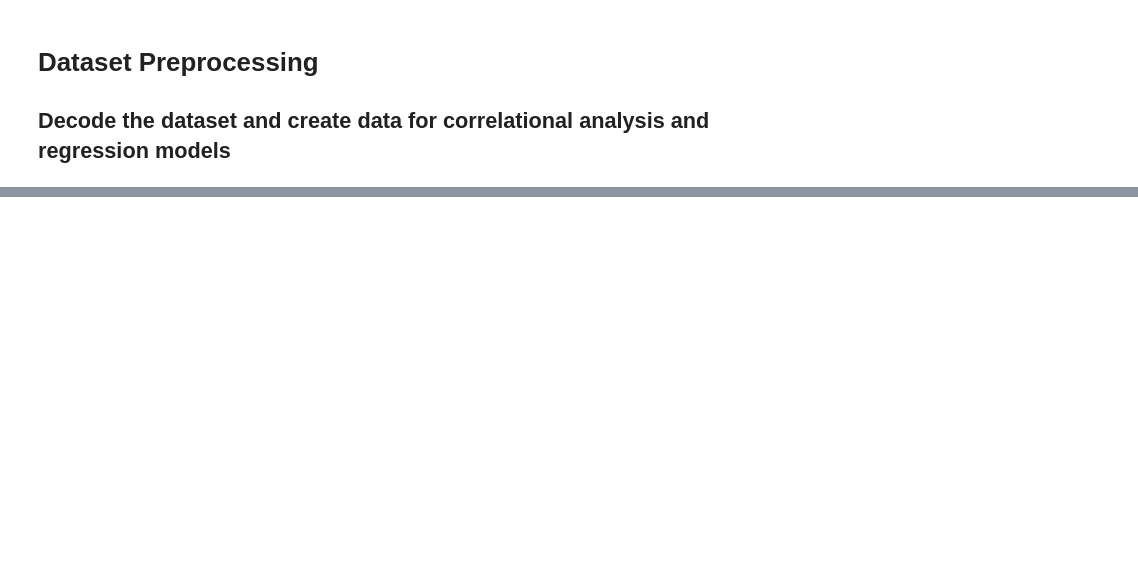
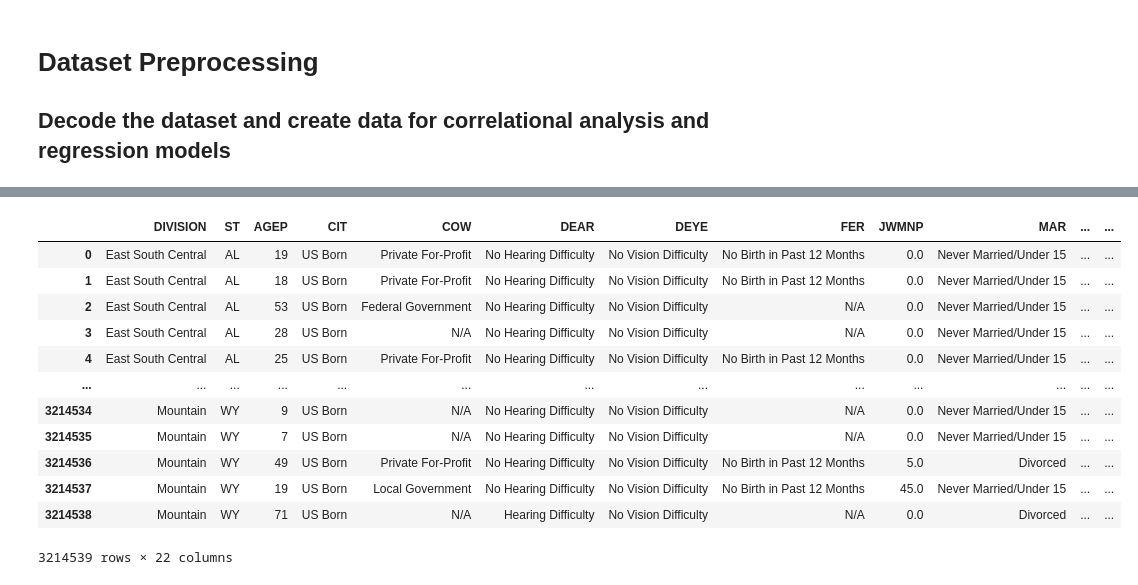
Before and after one commit to WatweA/USWageDataAnalysis, a Jupyter notebook: Preprocessing.ipynb, the cells around one changed output, grey strips where cells are left out. Drawn from its saved outputs; the diff is of its cells as text; code cells hidden in the pictures; blank space fills up the shorter version.

```diff
--- a/Preprocessing.ipynb
+++ b/Preprocessing.ipynb
@@ -340,3 +341,21 @@ us_personal_processed
 3214539 rows × 22 columns
 # %%
 us_personal_processed.to_pickle('us_personal/us_personal_processed.zip')
+# %%
+us_personal_processed = pd.read_pickle('us_personal/us_personal_processed.zip')
+# %%
+us_personal_processed
+# %% [output]
+|  | DIVISION | ST | AGEP | CIT | COW | DEAR | DEYE | FER | JWMNP | MAR | ... | ... |
+| 0 | East South Central | AL | 19 | US Born | Private For-Profit | No Hearing Difficulty | No Vision Difficulty | No Birth in Past 12 Months | 0.0 | Never Married/Under 15 | ... | ... |
+| 1 | East South Central | AL | 18 | US Born | Private For-Profit | No Hearing Difficulty | No Vision Difficulty | No Birth in Past 12 Months | 0.0 | Never Married/Under 15 | ... | ... |
+| 2 | East South Central | AL | 53 | US Born | Federal Government | No Hearing Difficulty | No Vision Difficulty | N/A | 0.0 | Never Married/Under 15 | ... | ... |
+| 3 | East South Central | AL | 28 | US Born | N/A | No Hearing Difficulty | No Vision Difficulty | N/A | 0.0 | Never Married/Under 15 | ... | ... |
+| 4 | East South Central | AL | 25 | US Born | Private For-Profit | No Hearing Difficulty | No Vision Difficulty | No Birth in Past 12 Months | 0.0 | Never Married/Under 15 | ... | ... |
+| ... | ... | ... | ... | ... | ... | ... | ... | ... | ... | ... | ... | ... |
+| 3214534 | Mountain | WY | 9 | US Born | N/A | No Hearing Difficulty | No Vision Difficulty | N/A | 0.0 | Never Married/Under 15 | ... | ... |
+| 3214535 | Mountain | WY | 7 | US Born | N/A | No Hearing Difficulty | No Vision Difficulty | N/A | 0.0 | Never Married/Under 15 | ... | ... |
+| 3214536 | Mountain | WY | 49 | US Born | Private For-Profit | No Hearing Difficulty | No Vision Difficulty | No Birth in Past 12 Months | 5.0 | Divorced | ... | ... |
+| 3214537 | Mountain | WY | 19 | US Born | Local Government | No Hearing Difficulty | No Vision Difficulty | No Birth in Past 12 Months | 45.0 | Never Married/Under 15 | ... | ... |
+| 3214538 | Mountain | WY | 71 | US Born | N/A | Hearing Difficulty | No Vision Difficulty | N/A | 0.0 | Divorced | ... | ... |
+3214539 rows × 22 columns
```
Also changed, not shown: parts of 11 cells of this notebook, 3 other files.
